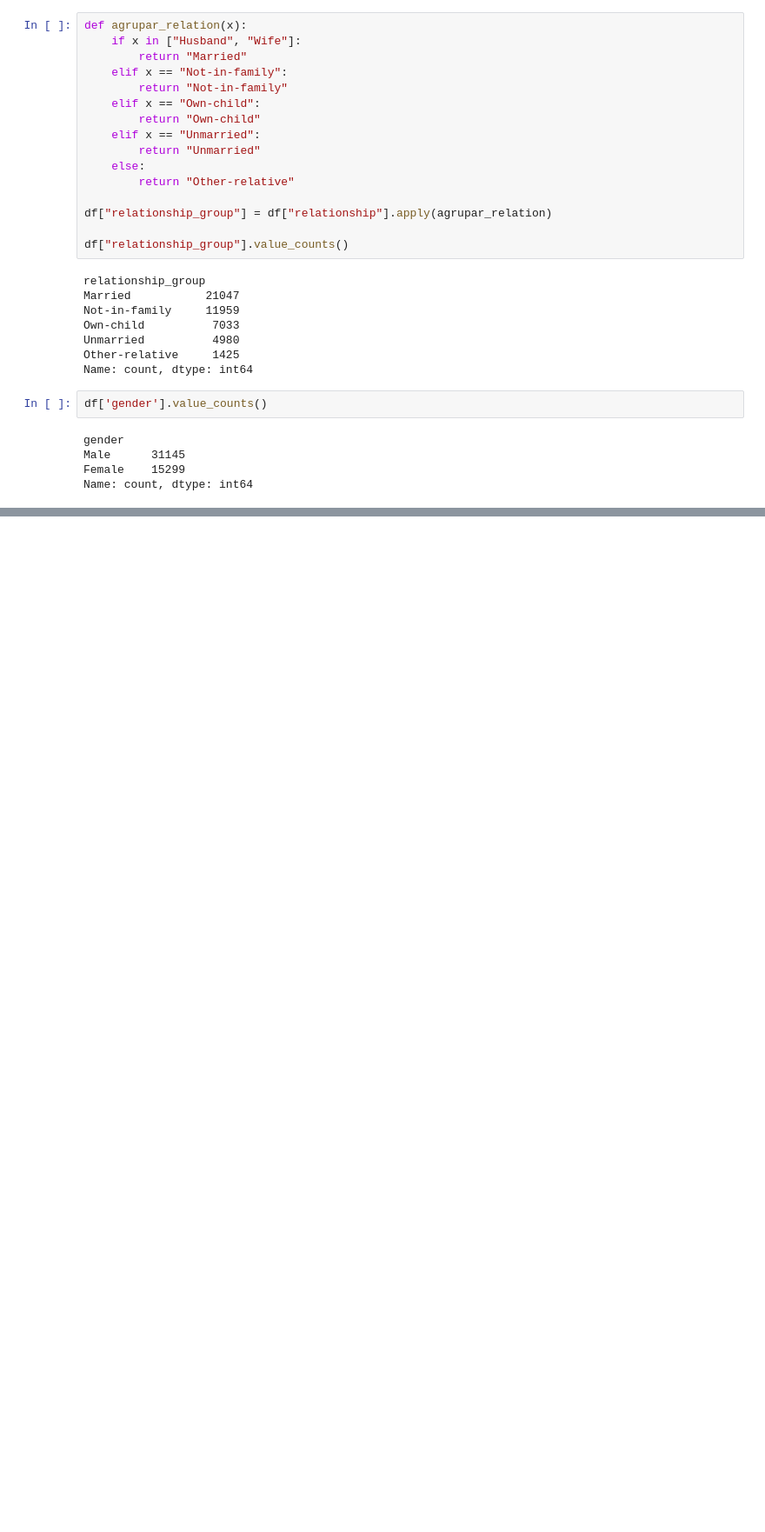
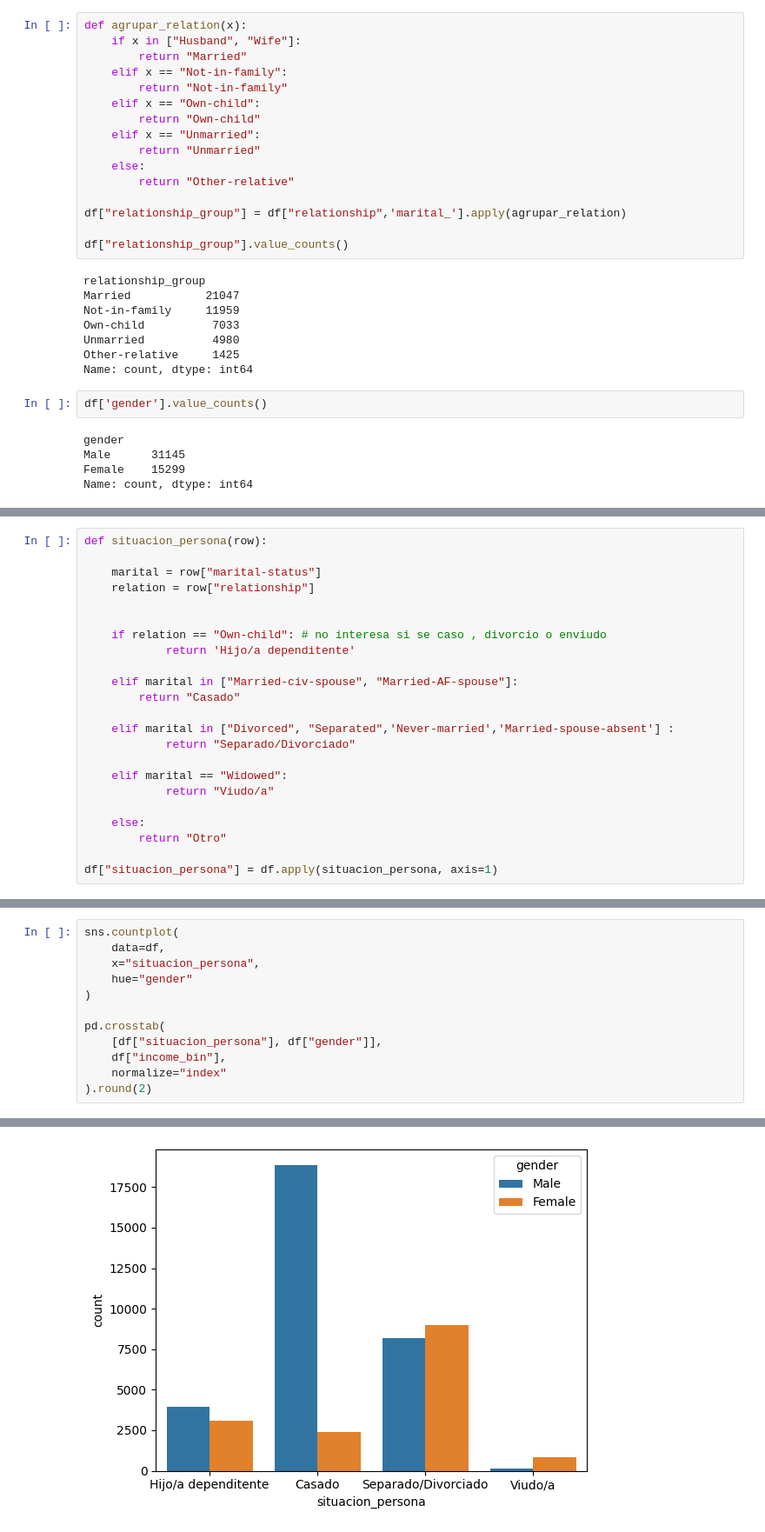
Before and after one commit to miqaapz98/IAA_2026, a Jupyter notebook: TP2_IAA.ipynb, the cells around one changed output, grey strips where cells are left out. Shown at 87% size. Drawn from its saved outputs; the diff is of its cells as text; blank space fills up the shorter version.

```diff
--- a/TP2_IAA.ipynb
+++ b/TP2_IAA.ipynb
@@ -260,7 +260,7 @@ def agrupar_relation(x):
     else:
         return "Other-relative"
 
-df["relationship_group"] = df["relationship"].apply(agrupar_relation)
+df["relationship_group"] = df["relationship",'marital_'].apply(agrupar_relation)
 
 df["relationship_group"].value_counts()
 # %% [output]
@@ -280,0 +327,23 @@ Name: count, dtype: int64
+# %%
+def situacion_persona(row):
+
+    marital = row["marital-status"]
+    relation = row["relationship"]
+
+
+    if relation == "Own-child": # no interesa si se caso , divorcio o enviudo
+            return 'Hijo/a dependitente'
+
+    elif marital in ["Married-civ-spouse", "Married-AF-spouse"]:
+        return "Casado"
+
+    elif marital in ["Divorced", "Separated",'Never-married','Married-spouse-absent'] :
+            return "Separado/Divorciado"
+
+    elif marital == "Widowed":
+            return "Viudo/a"
+
+    else:
+        return "Otro"
+
+df["situacion_persona"] = df.apply(situacion_persona, axis=1)
@@ -280,0 +379,13 @@ Name: count, dtype: int64
+# %%
+sns.countplot(
+    data=df,
+    x="situacion_persona",
+    hue="gender"
+)
+
+pd.crosstab(
+    [df["situacion_persona"], df["gender"]],
+    df["income_bin"],
+    normalize="index"
+).round(2)
+# %% [output]
@@ -280,0 +402 @@ Name: count, dtype: int64
+[figure, added]
```
Also changed, not shown: parts of 6 cells of this notebook.
